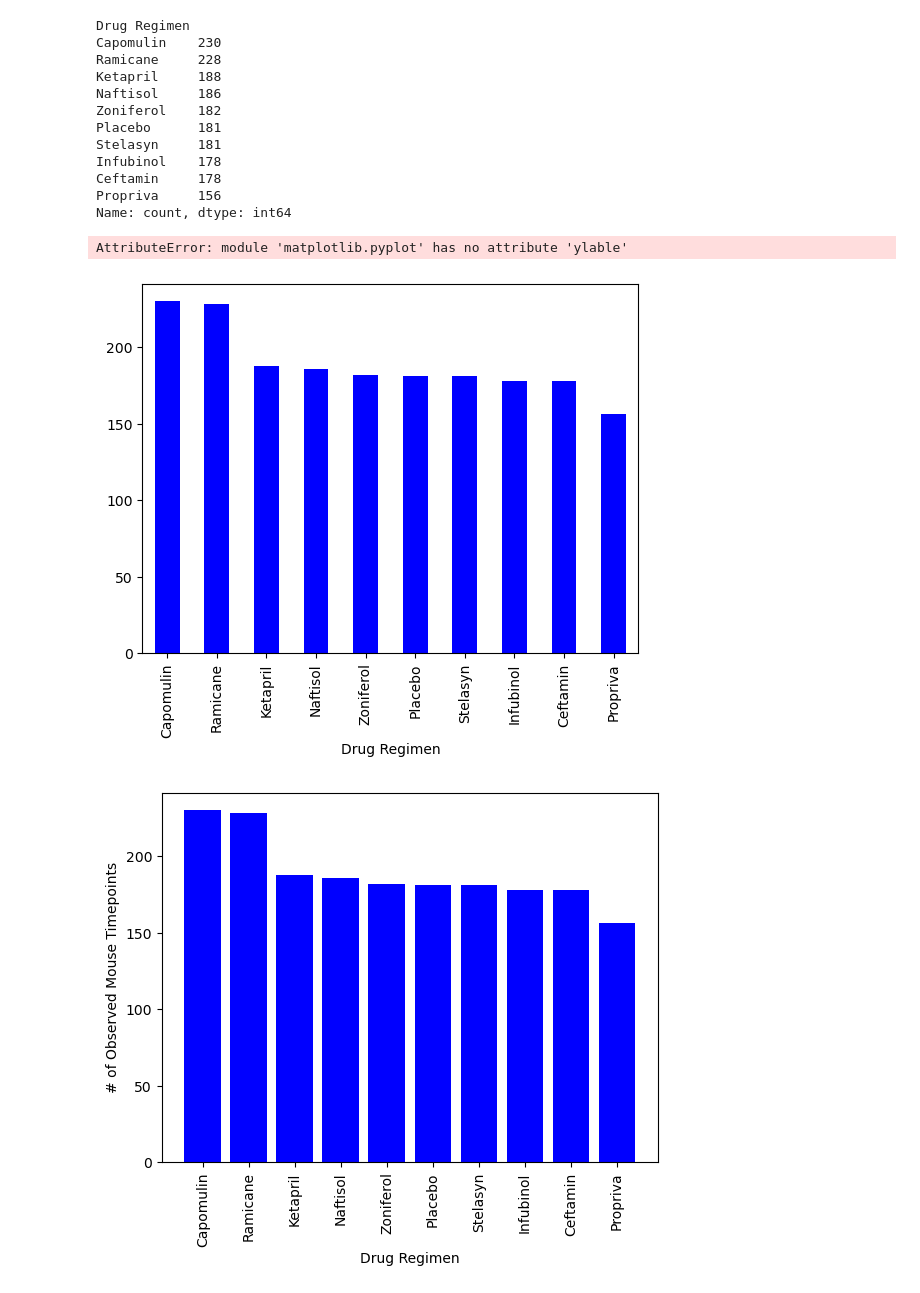
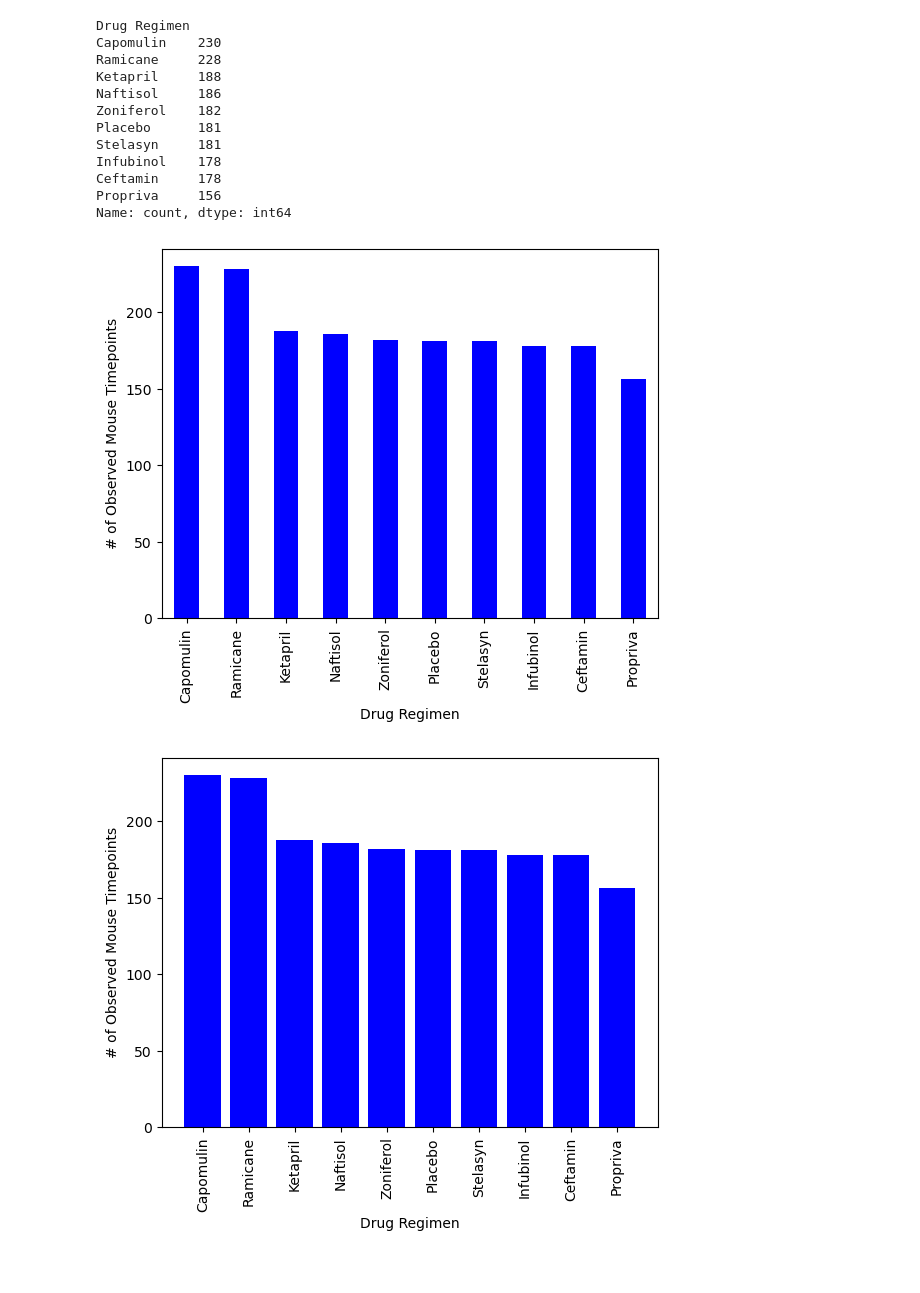
Before and after one commit to ktg8080/Pymaceuticals, a Jupyter notebook: pymaceuticals_starter.ipynb, the cells around one changed output. Cells and saved outputs as stored; diff of their text form; code cells hidden in the pictures.

Commit message:
Fix error

```diff
--- a/pymaceuticals_starter.ipynb
+++ b/pymaceuticals_starter.ipynb
@@ -164,13 +164,12 @@ Name: count, dtype: int64
 # %%
 # Generate a bar plot showing the total number of rows (Mouse ID/Timepoints) for each drug regimen using Pandas.
 counts = clean_df['Drug Regimen'].value_counts()
 counts.plot(kind='bar', color = "blue")
 plt.xlabel('Drug Regimen')
-plt.ylable('# of Observed Mouse Timepoints')
+plt.ylabel('# of Observed Mouse Timepoints')
 plt.show()
 # %% [output]
-AttributeError: module 'matplotlib.pyplot' has no attribute 'ylable'
-[figure, old version]
+[figure, new version]
 # %%
 # Generate a bar plot showing the total number of rows (Mouse ID/Timepoints) for each drug regimen using pyplot.
 
```
